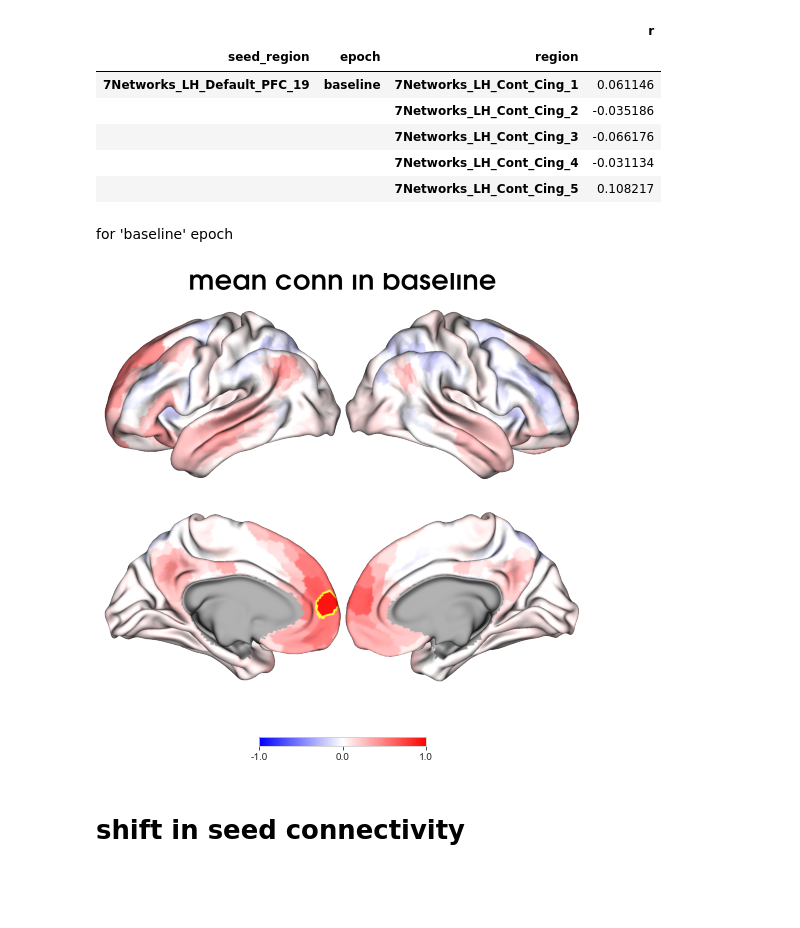
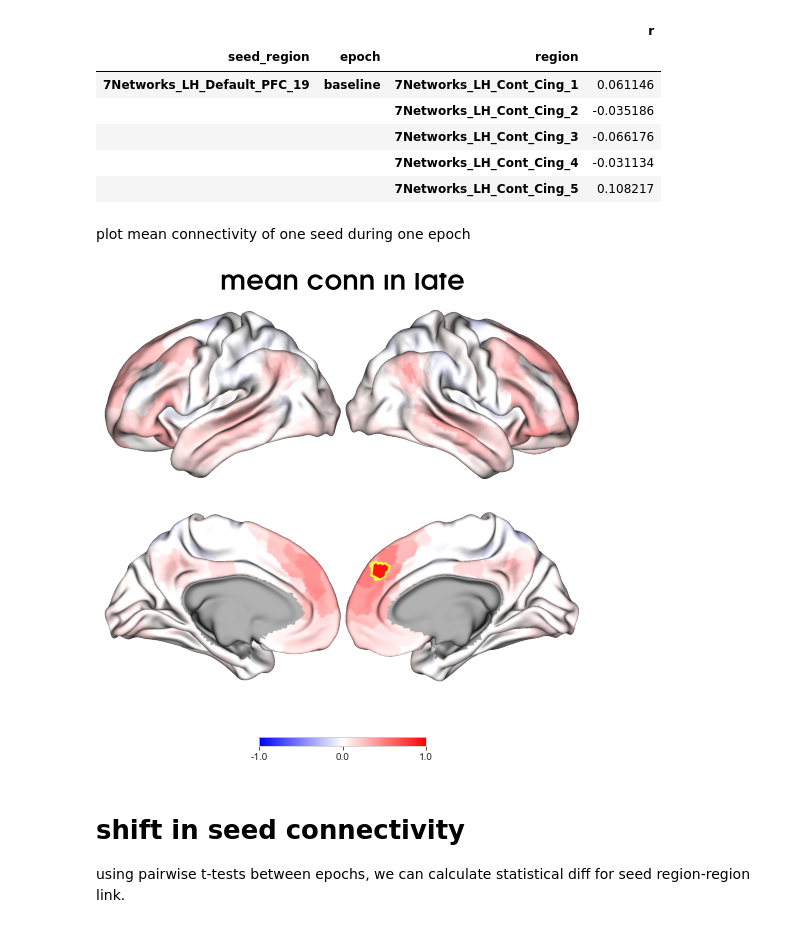
Before and after one commit to qniksefat/gradecc, a Jupyter notebook: notebooks/seed-ROIs.ipynb, the cells around one changed output. Saved outputs shown, nothing was run; the diff lists cells and outputs as text; code cells hidden in the pictures; blank space fills up the shorter version.

```diff
--- a/notebooks/seed-ROIs.ipynb
+++ b/notebooks/seed-ROIs.ipynb
@@ -97,3 +63,9 @@ seed = seeds[0]
+# %%
+seeds = ['7Networks_LH_Default_PFC_19', '7Networks_RH_Default_PFCdPFCm_14', '7Networks_LH_Vis_33',
+         '7Networks_RH_Default_PFCv_6', '7Networks_RH_Default_PFCdPFCm_15', '7Networks_LH_SomMot_57',
+         '7Networks_RH_Limbic_TempPole_1', '7Networks_LH_Limbic_TempPole_9', '7Networks_RH_Vis_45',
+         '7Networks_LH_Default_Temp_15', '7Networks_LH_Default_PFC_31', '7Networks_LH_Default_PFC_4',
+         '7Networks_LH_DorsAttn_FEF_5']
 # %% [markdown]
 let's take one as a sample seed ROI
 # %% [markdown]
@@ -153,23 +132,27 @@ dfr_mean.head()
 |  |  | 7Networks_LH_Cont_Cing_3 | -0.066176 |
 |  |  | 7Networks_LH_Cont_Cing_4 | -0.031134 |
 |  |  | 7Networks_LH_Cont_Cing_5 | 0.108217 |
-# %% [markdown]
-for 'baseline' epoch
+# %% [markdown]
+plot mean connectivity of one seed during one epoch
 # %%
-data = dfr_mean.loc[seed, 'baseline']
+seed = seeds[4]
+e = 'late'
+
+data = dfr_mean.loc[seed, e]
 data = data.loc[pd.Series(region_names)]['r']
 data = map_to_labels(data, vertices, mask=(vertices != 0))
 p = Plot(surf_lh=l_hemi, surf_rh=r_hemi, layout='grid', size=(900, 800),
-         label_text={'top': ['mean conn in baseline']})
+         label_text={'top': ['mean conn in '+e]})
 p.add_layer(data, cbar=True, cmap='bwr', color_range=(-1, 1))
 # seed region outlined
 data = map_to_labels(pd.Series(region_names)==seed, vertices, mask=(vertices != 0))
 p.add_layer(data, cbar=False, as_outline=True)
 _ = p.build()
 # %% [output]
-[figure, old version]
+[figure, new version]
-# %% [markdown]
-# shift in seed connectivity
+# %% [markdown]
+# shift in seed connectivity
+using pairwise t-tests between epochs, we can calculate statistical diff for seed region-region link.
 # %%
 import pingouin as pg
 
```
Also changed, not shown: parts of 23 cells of this notebook, 54 other files.
